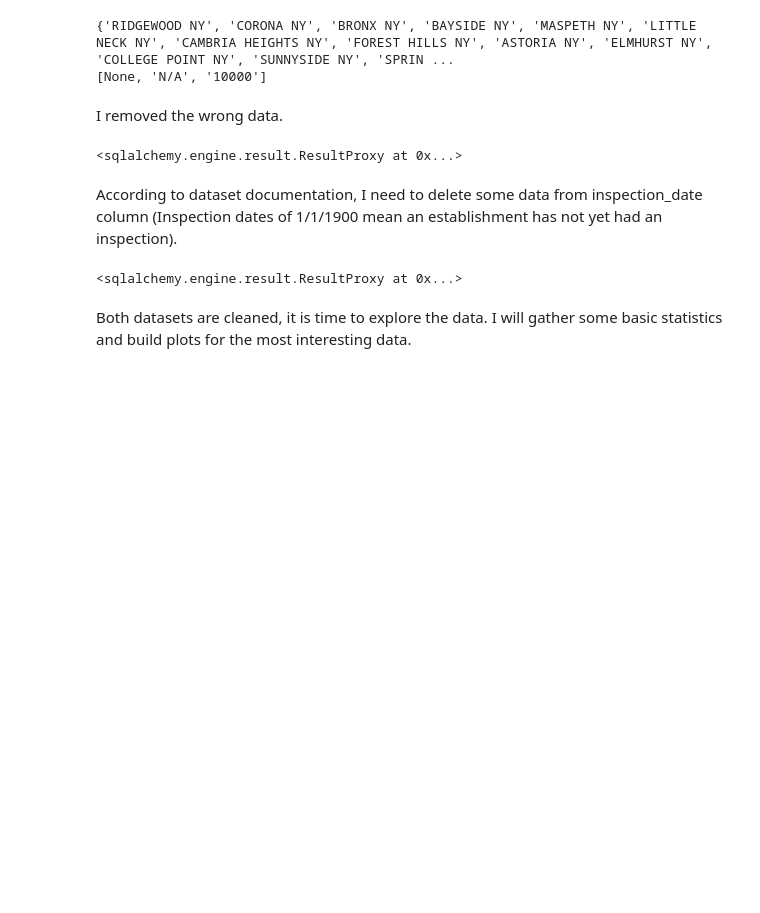
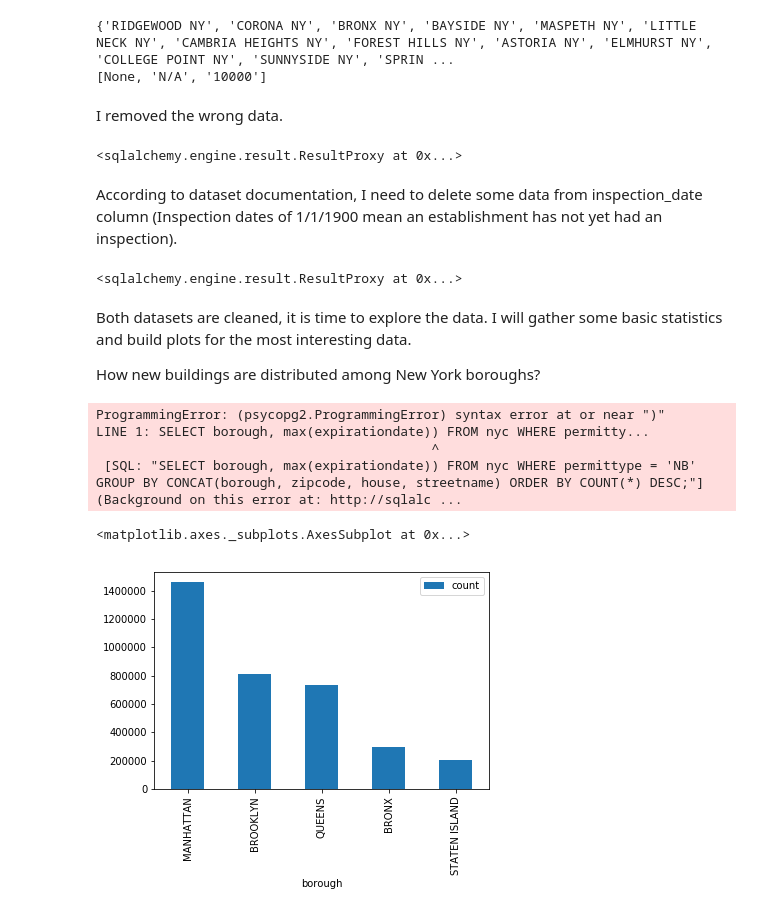
Before and after one commit to SofiaGodovykh/NYC_restaurants, a Jupyter notebook: data_exploration.ipynb, the cells around one changed output. Drawn from its saved outputs; the diff is of its cells as text; code cells hidden in the pictures; blank space fills up the shorter version.

Commit message:
nyc plots added

```diff
--- a/data_exploration.ipynb
+++ b/data_exploration.ipynb
@@ -123,3 +125,23 @@ connection.execute('DELETE FROM restaurants WHERE inspectiondate = \'01/01/1900\
 # %% [markdown]
 Both datasets are cleaned, it is time to explore the data.
 I will gather some basic statistics and build plots for the most interesting data.
+
+How new buildings are distributed among New York boroughs?
+# %%
+res = connection.execute('SELECT borough, sum(distinct(CONCAT(borough, zipcode, house, streetname)))) '
+                         'FROM nyc WHERE permittype = \'NB\' '
+                         'GROUP BY CONCAT(borough, zipcode, house, streetname) '
+                         'ORDER BY COUNT(*) DESC;')
+
+df = DataFrame(res.fetchall())
+df.columns = res.keys()
+# %% [output]
+ProgrammingError: (psycopg2.ProgrammingError) syntax error at or near ")"
+LINE 1: SELECT borough, max(expirationdate)) FROM nyc WHERE permitty...
+                                           ^
+ [SQL: "SELECT borough, max(expirationdate)) FROM nyc WHERE permittype = 'NB' GROUP BY CONCAT(borough, zipcode, house, streetname) ORDER BY COUNT(*) DESC;"] (Background on this error at: http://sqlalc ...
+# %%
+df.plot(kind = 'bar', x = 'borough')
+# %% [output]
+<matplotlib.axes._subplots.AxesSubplot at 0x...>
+[figure, added]
```
Also changed, not shown: parts of 4 cells of this notebook.
